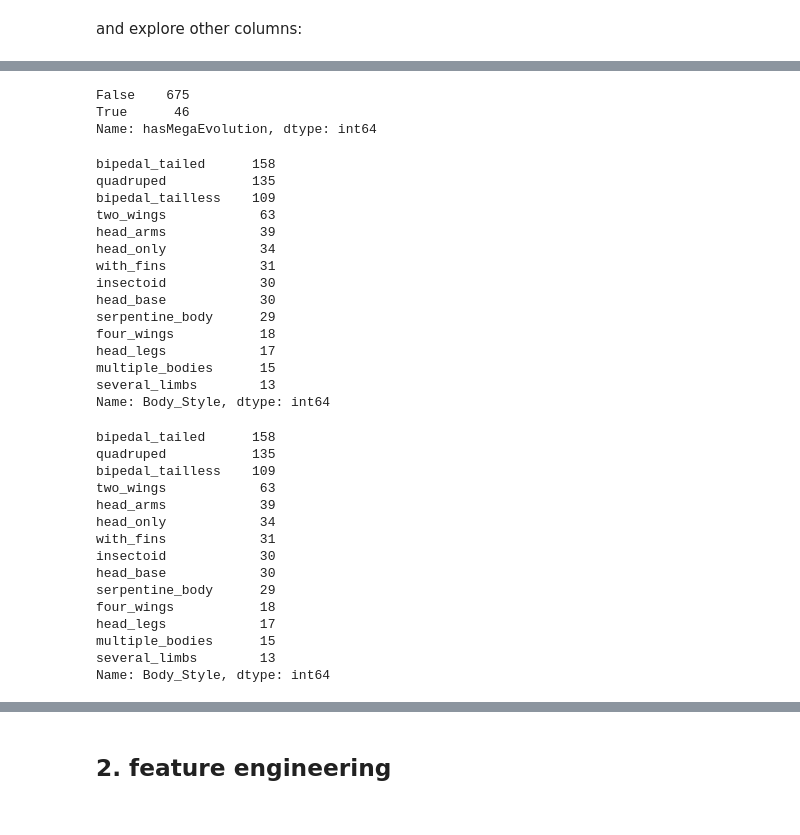
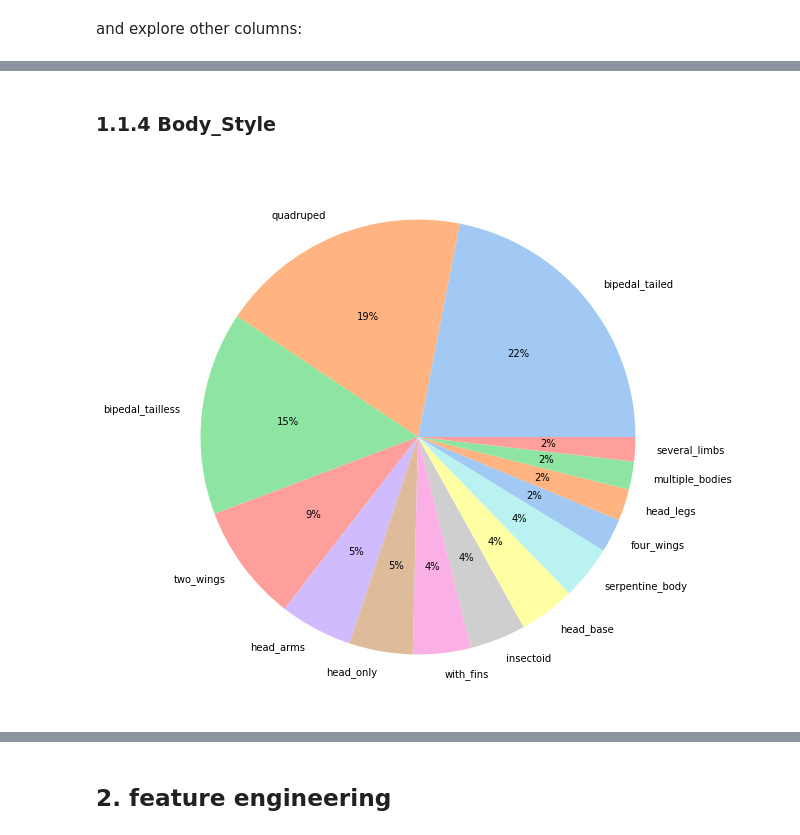
Before and after one commit to MarsSeo/kaggle, a Jupyter notebook: pokemon-data-visualization-is-or-not-legendary.ipynb, the cells around one changed output, grey strips where cells are left out. Drawn from its saved outputs; the diff is of its cells as text; code cells hidden in the pictures.

```diff
--- a/pokemon-data-visualization-is-or-not-legendary.ipynb
+++ b/pokemon-data-visualization-is-or-not-legendary.ipynb
@@ -203,42 +141,13 @@ Name: Color, dtype: int64
-# %%
-pokemon['hasMegaEvolution'].value_counts()
-# %% [output]
-False    675
-True      46
-Name: hasMegaEvolution, dtype: int64
-# %%
-pokemon['Body_Style'].value_counts()
-# %% [output]
-bipedal_tailed      158
-quadruped           135
-bipedal_tailless    109
-two_wings            63
-head_arms            39
-head_only            34
-with_fins            31
-insectoid            30
-head_base            30
-serpentine_body      29
-four_wings           18
-head_legs            17
-multiple_bodies      15
-several_limbs        13
-Name: Body_Style, dtype: int64
-# %%
-pokemon['Body_Style'].value_counts()
-# %% [output]
-bipedal_tailed      158
-quadruped           135
-bipedal_tailless    109
-two_wings            63
-head_arms            39
-head_only            34
-with_fins            31
-insectoid            30
-head_base            30
-serpentine_body      29
-four_wings           18
-head_legs            17
-multiple_bodies      15
-several_limbs        13
-Name: Body_Style, dtype: int64
+# %% [markdown]
+### 1.1.4 Body_Style
+# %%
+body_style = pokemon['Body_Style'].value_counts()
+
+plt.figure(figsize=(15,10))
+colors = sns.color_palette('pastel')[0:10]
+
+#create pie chart
+plt.pie(x = body_style.values, labels = body_style.index, colors = colors, autopct='%.0f%%')
+plt.show()
+# %% [output]
+[figure, added]
```
Also changed, not shown: parts of 38 cells of this notebook.
